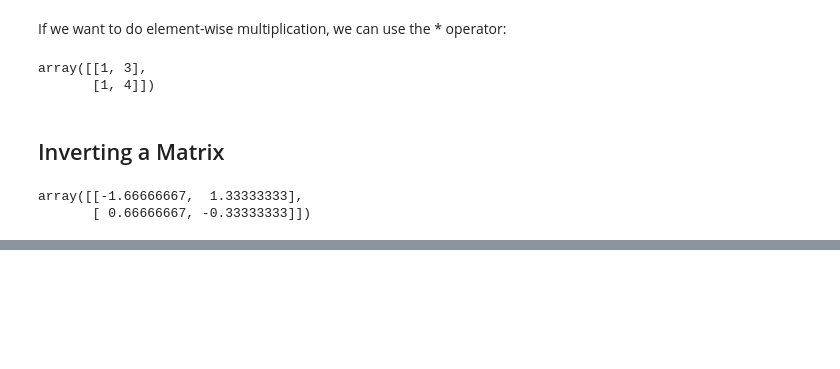
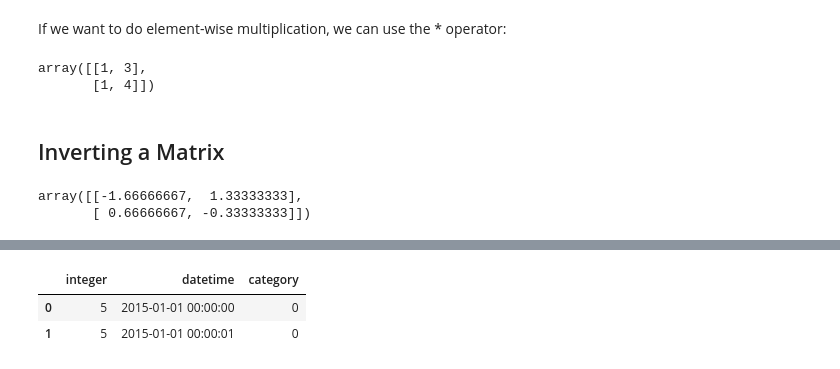
Before and after one commit to amccown982/Python-ML, a Jupyter notebook: ML_Python_Cookbook.ipynb, the cells around one changed output, grey strips where cells are left out. Cells and saved outputs as stored; diff of their text form; code cells hidden in the pictures; blank space fills up the shorter version.

```diff
--- a/ML_Python_Cookbook.ipynb
+++ b/ML_Python_Cookbook.ipynb
@@ -634,0 +905,7 @@ array([[-1.66666667,  1.33333333],
+# %%
+# View first two rows
+dataframe.head(2)
+# %% [output]
+|  | integer | datetime | category |
+| 0 | 5 | 2015-01-01 00:00:00 | 0 |
+| 1 | 5 | 2015-01-01 00:00:01 | 0 |
```
Also changed, not shown: parts of 120 cells of this notebook, 3 other files.
